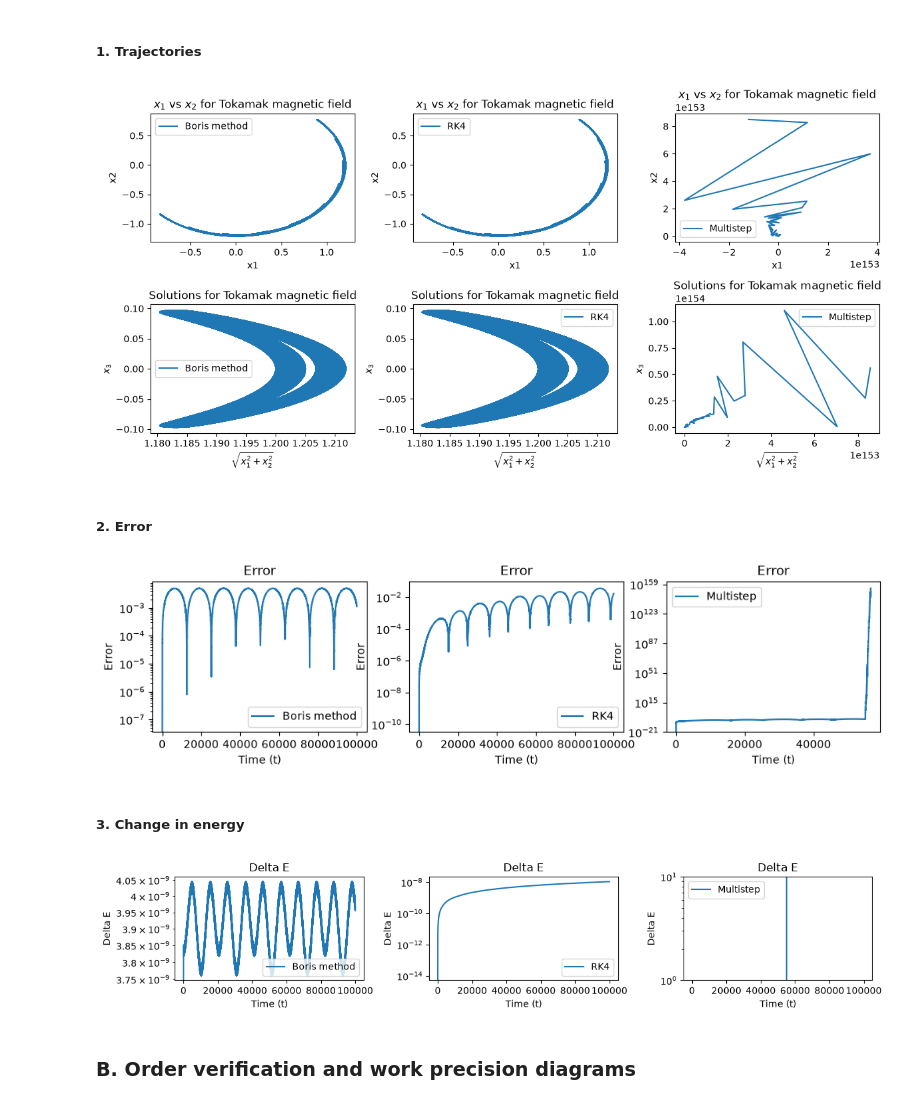
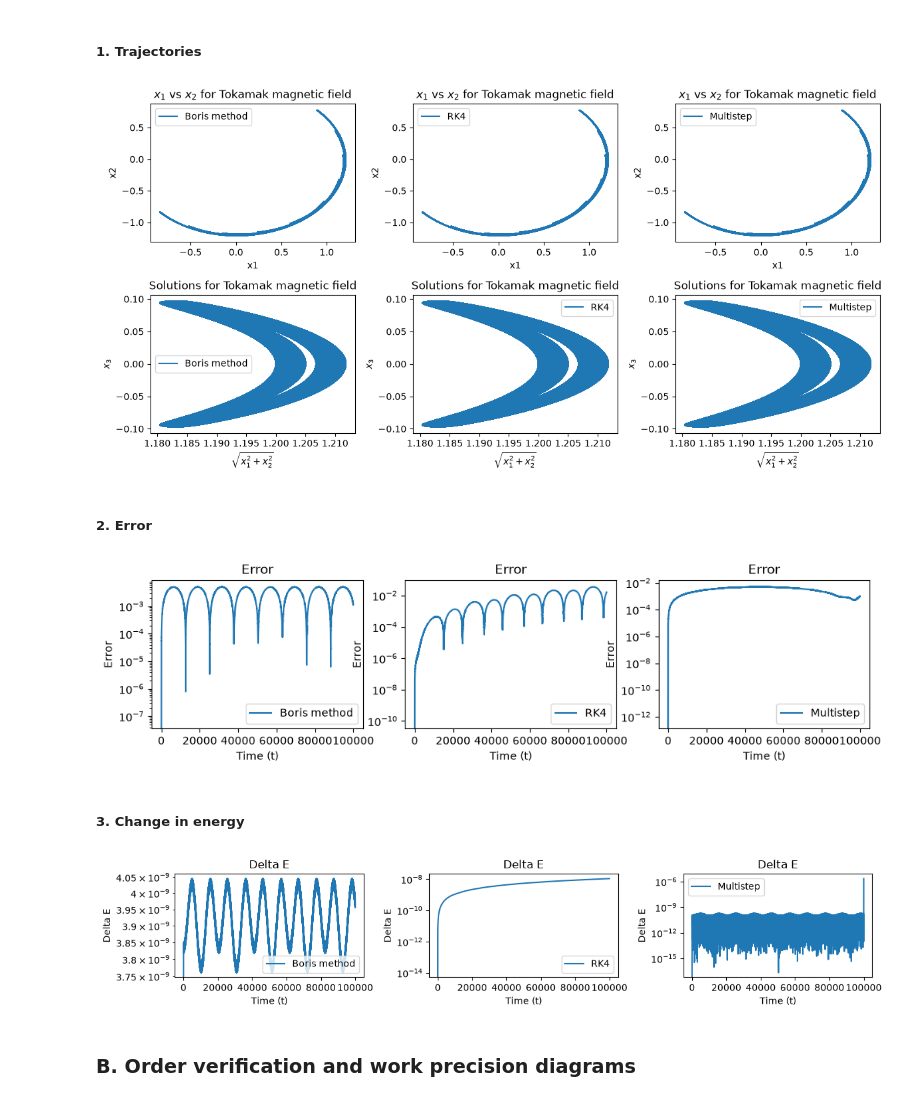
Before and after one commit to einaraarnaes/Project_2_TMA4215, a Jupyter notebook: report.ipynb, the cells around one changed output. Drawn from its saved outputs; the diff is of its cells as text; code cells hidden in the pictures.

```diff
--- a/report.ipynb
+++ b/report.ipynb
@@ -65,7 +65,7 @@ def A_T(x):
 
     a_0 = 0
     a_1 = 0.5*(x1-jnp.log(jnp.sqrt(eqlid2)+x1))
-    a_2 = -0.5*(x3*jnp.atan(x2/x1) + jnp.log(eqlid2))
+    a_2 = -0.5*(x3*jnp.arctan2(x2,x1) + jnp.log(eqlid2))
 
     return jnp.array([a_0, a_1, a_2])
 
@@ -80,9 +80,16 @@ x_0_T = np.array([1.2, 0., 0.0])
 v_0_T = np.array([0, 4.816e-4, -2.059e-3])
 # %%
 # Energy function:
+"""
+def delta_E(x, v, U):
+    return np.abs(0.5 * np.sum(v**2, axis=1) + np.apply_along_axis(U, 1, x) - 0.5 * np.sum(v[0]**2) + U(x[0]))
+
+"""
+#Virker som fortegnet over her er feil... Den under er good ifølge chat :)
 
 def delta_E(x, v, U):
-    return np.abs(0.5 * np.sum(v**2, axis=1) + np.apply_along_axis(U, 1, x) - 0.5 * np.sum(v[0]**2) + U(x[0]))
+    E = 0.5 * np.sum(v**2, axis=1) + np.apply_along_axis(U, 1, x)
+    return np.abs(E - E[0])
 # %% [markdown]
 ## 4: Implementation of methods
 # %% [markdown]
@@ -405,10 +411,10 @@ t_T_boris, x_T_boris, v_T_boris = Boris_Method(x_0_T, v_0_T, T, h, B_T, div_U_T)
 t_T_RK, x_T_RK, v_T_RK = RK_4(x_0_T, v_0_T, T, h, B_T, div_U_T)
 
 #For multistep we cant get a nice solution without reducing the stap size to 0.01...
-t_T_multi, x_T_multi, v_T_multi = multistep(x_0_T, v_0_T, T, 0.01, A_T, div_U_T)
-t_T_multi = t_T_multi[::10]
-x_T_multi = x_T_multi[::10, :]
-v_T_multi = v_T_multi[::10, :]
+t_T_multi, x_T_multi, v_T_multi = multistep(x_0_T, v_0_T, T, 0.1, A_T, div_U_T)
+t_T_multi
+x_T_multi = x_T_multi[:-1]
+v_T_multi = v_T_multi[:-1]
 # %%
 # Reference solution
 u0 = jnp.concatenate((x_0_T, v_0_T))
@@ -448,14 +454,14 @@ for ax in axs[1, :]:
 plt.tight_layout()
 plt.show()
 # %% [output]
-[figure, old version]
+[figure, new version]
 # %% [markdown]
 ##### 2. Error
 # %%
 fig, axs = plt.subplots(nrows = 1, ncols = 3, figsize = (12, 2.5))
 axs[0].semilogy(t_T_reference, error_T_boris, label = "Boris method")
 axs[1].semilogy(t_T_reference, error_T_RK, label = "RK4")
-axs[2].semilogy(t_T_reference, error_T_multi, label = "Multistep")
+axs[2].semilogy(t_T_reference[:-1], error_T_multi, label = "Multistep")
 
 for ax in axs:
     ax.set(xlabel = "Time (t)", ylabel = "Error", title = "Error")
@@ -463,23 +469,23 @@ for ax in axs:
 
 plt.show()
 # %% [output]
-[figure, old version]
+[figure, new version]
 # %% [markdown]
 ##### 3. Change in energy
 # %%
 fig, axs = plt.subplots(nrows = 1, ncols = 3, figsize = (12, 2.5))
 axs[0].semilogy(t_T_reference, delta_E_T_boris, label = "Boris method")
 axs[1].semilogy(t_T_reference, delta_E_T_RK, label = "RK4")
-axs[2].semilogy(t_T_reference, delta_E_T_multi, label = "Multistep")
+axs[2].semilogy(t_T_reference[:-1], delta_E_T_multi, label = "Multistep")
 
 for ax in axs:
     ax.set(xlabel = "Time (t)", ylabel = "Delta E", title = "Delta E")
     ax.legend()
 
 plt.tight_layout()
 plt.show()
 # %% [output]
-[figure, old version]
+[figure, new version]
 # %% [markdown]
 ### B. Order verification and work precision diagrams
 # %% [markdown]
```
Also changed, not shown: parts of 7 cells of this notebook.
